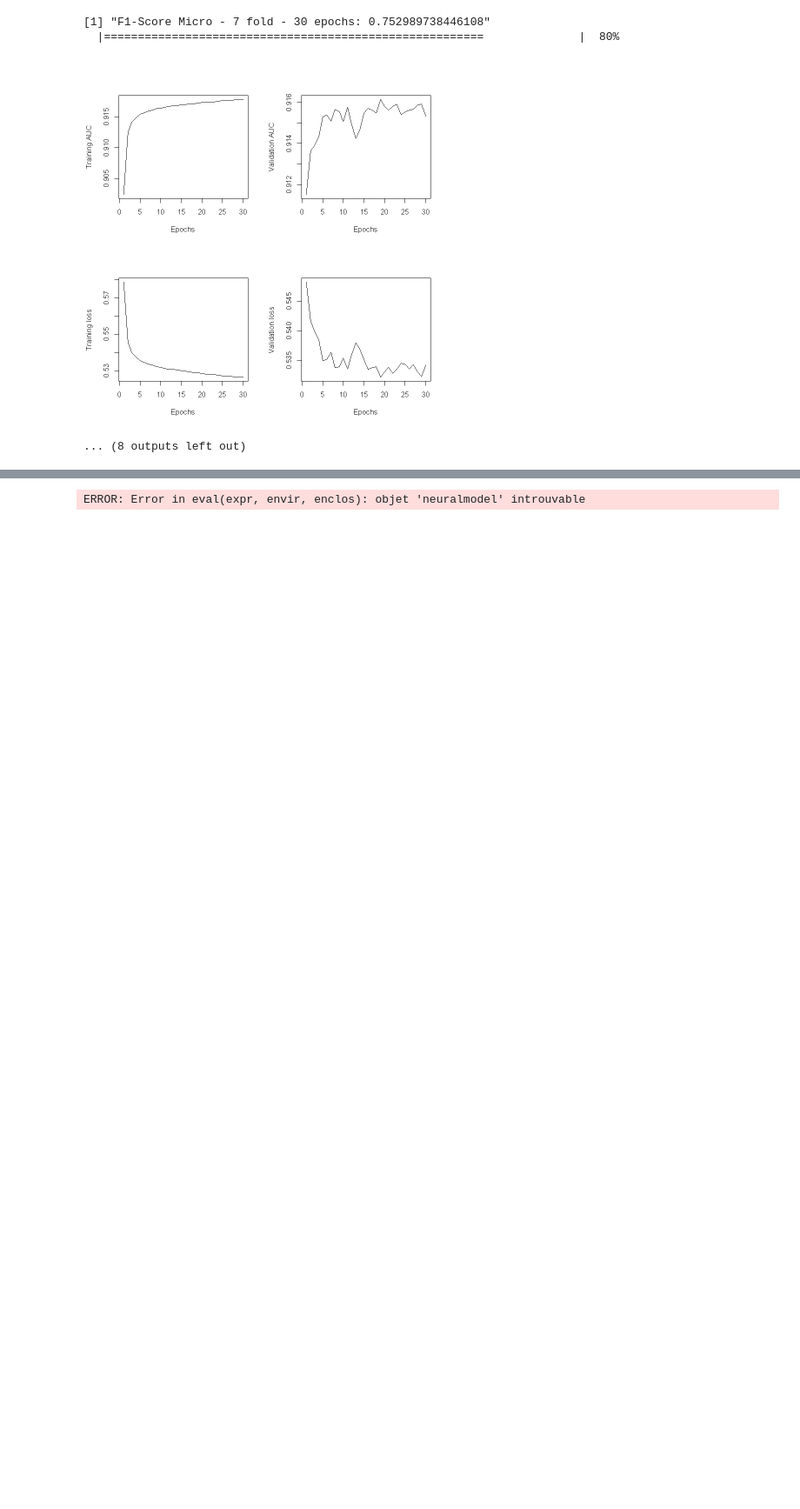
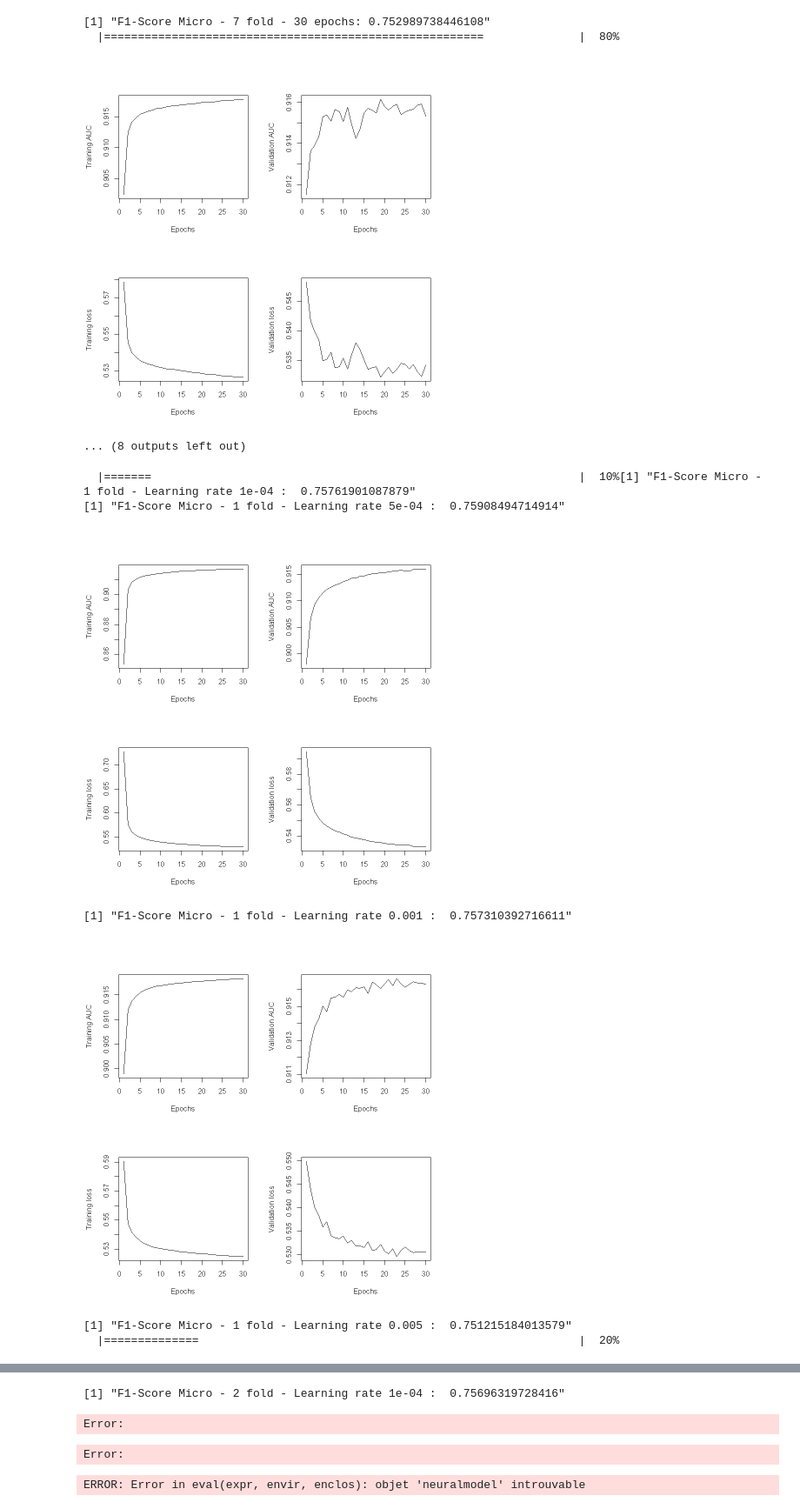
Before and after one commit to bikostet/richter-s-predictor-group-42, a Jupyter notebook: DNN_tuning.ipynb, the cells around one changed output, grey strips where cells are left out. Shown at 87% size. Saved outputs shown, nothing was run; the diff lists cells and outputs as text; code cells hidden in the pictures; blank space fills up the shorter version.

Commit message:
DNN tuning on learning rate

```diff
--- a/DNN_tuning.ipynb
+++ b/DNN_tuning.ipynb
@@ -417,3 +417,74 @@ print(paste("Mean F1-Score Micro:",mean(accuracy_vec)))
   |========================================================              |  80%
 [figure]
 ... (8 outputs left out)
+# %%
+k = 10
+
+accuracy_vec <- array(0,k)
+
+nrows<-nrow(dataNN)
+target_indices<-which(grepl('damage_grade',colnames(dataNN)))
+
+# 1. Shuffle the dataset randomly.
+dataNN_idx <- sample(1:nrows)
+
+# 2. Split the dataset into k groups
+max <- ceiling(nrows/k)
+splits <- split(dataNN_idx, ceiling(seq_along(dataNN_idx)/max))
+
+pb <- txtProgressBar(min = 0, max = k, style = 3)
+# 3. For each unique group:
+for (i in 1:k){
+    for (j in c(0.0001,0.0005,0.001,0.005)){
+
+        neuralmodel <- keras_model_sequential() %>%
+        normalizer  %>%
+        layer_dense(35, activation = 'relu') %>%
+        layer_dense(3,activation='softmax')
+
+        neuralmodel %>% compile(
+            loss = 'categorical_crossentropy',
+            optimizer = optimizer_adam(j),
+            metrics=c('AUC')
+        )
+        #3.1 Take the group as a hold out or test data set
+        test_data <- dataNN[splits[[i]],]
+
+
+        #3.2 Take the remaining groups as a training data set
+        train_data <- dataNN[-splits[[i]],]
+
+        model_history <- neuralmodel %>% fit(
+        as.matrix(train_data[,-target_indices]),
+        as.matrix(train_data[,target_indices]),
+        validation_split = 0.2,
+        verbose = 0,
+        epochs = 50
+        )
+
+        yhat <- predict(neuralmodel, as.matrix(test_data[-target_indices]))
+
+        yhaty <- classConverter(yhat,test_data)
+
+        accuracy_vec[i]<-F1_Score_micro(yhaty[[2]][,],yhaty[[1]][,])
+        setTxtProgressBar(pb, i)
+        print(paste("F1-Score Micro -",i,"fold -",'Learning rate',j,': ',accuracy_vec[i]))
+        par(mfrow=c(2,2))
+        plot(1:model_history$params$epochs,model_history$metrics$auc, type='l',xlab="Epochs",ylab='Training AUC',main=paste('Learning rate:',j, '1 layer of 35'))
+        plot(1:model_history$params$epochs,model_history$metrics$val_auc, type='l',xlab="Epochs",ylab='Validation AUC',main=paste('Learning rate:',j, '1 layer of 35'))
+        plot(1:model_history$params$epochs,model_history$metrics$loss, type='l',xlab="Epochs",ylab='Training loss',main=paste('Learning rate:',j, '1 layer of 35'))
+        plot(1:model_history$params$epochs,model_history$metrics$val_loss, type='l',xlab="Epochs",ylab='Validation loss',main=paste('Learning rate:',j, '1 layer of 35'))
+        rm('neuralmodel','model_history')
+    }
+}
+
+#4. Summarize the accuracy of the model using the sample of model evaluation scores
+print(paste("Mean F1-Score Micro:",mean(accuracy_vec)))
+# %% [output]
+  |=======                                                               |  10%[1] "F1-Score Micro - 1 fold - Learning rate 1e-04 :  0.75761901087879"
+[1] "F1-Score Micro - 1 fold - Learning rate 5e-04 :  0.75908494714914"
+[figure, added]
+[1] "F1-Score Micro - 1 fold - Learning rate 0.001 :  0.757310392716611"
+[figure, added]
+[1] "F1-Score Micro - 1 fold - Learning rate 0.005 :  0.751215184013579"
+  |==============                                                        |  20%
@@ -420,3 +492,6 @@ print(paste("Mean F1-Score Micro:",mean(accuracy_vec)))
+[1] "F1-Score Micro - 2 fold - Learning rate 1e-04 :  0.75696319728416"
+Error:
+Error:
 # %%
 dataNN_test<-read.csv("testNN_target_encoding.csv",stringsAsFactors = T)
 id_variable <- match('building_id',colnames(dataNN_test))
```
Also changed, not shown: parts of 2 cells of this notebook, 2 other files.
